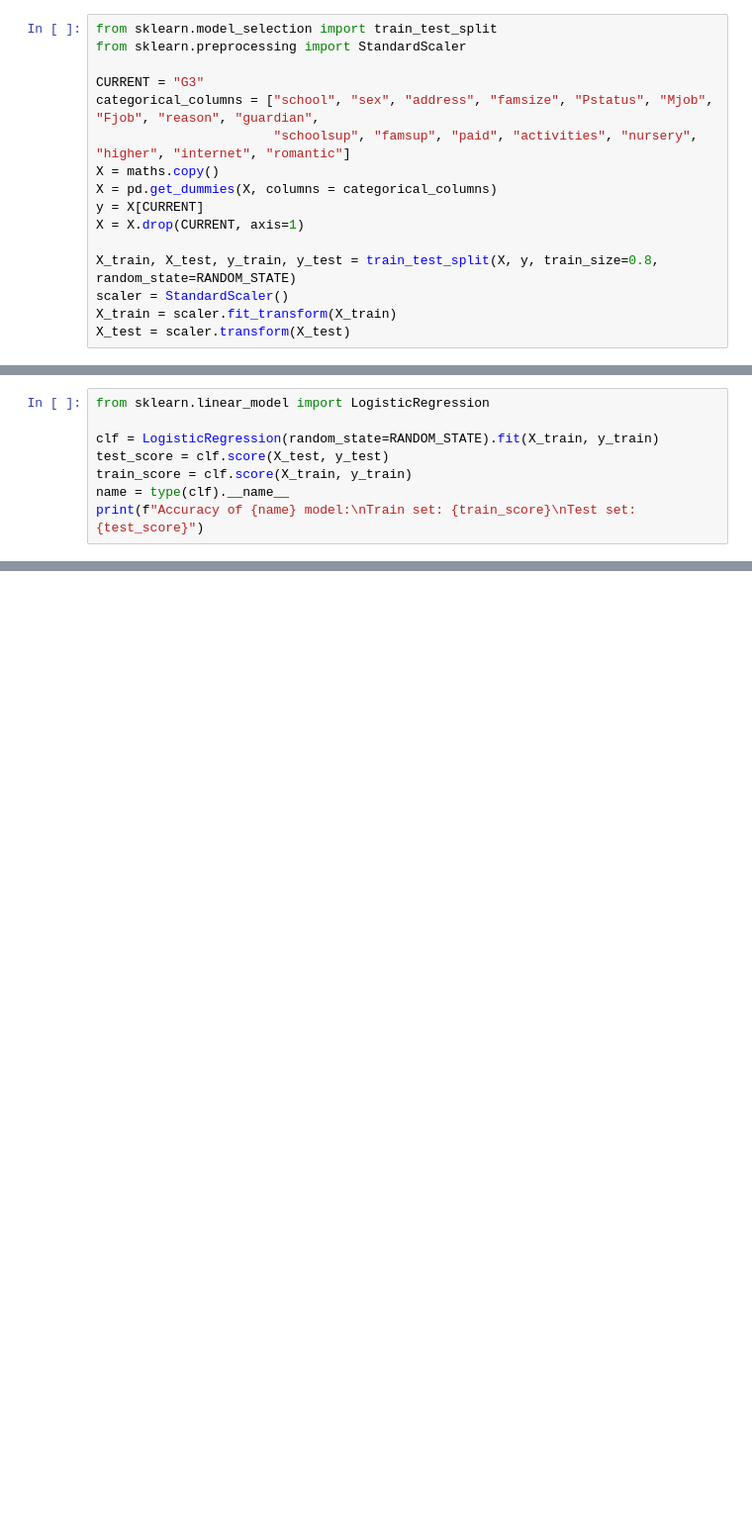
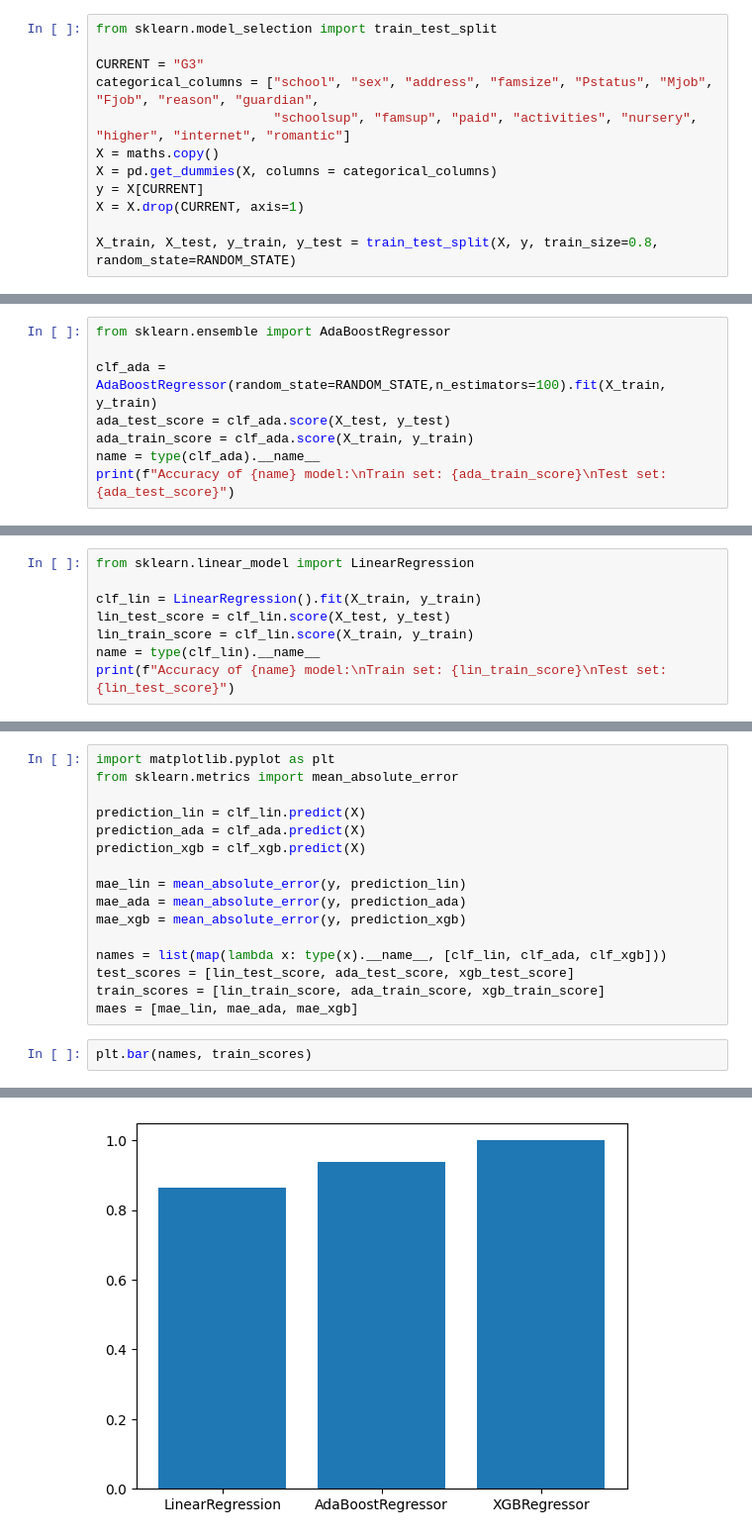
Before and after one commit to mim-uw/eXplainableMachineLearning-2023, a Jupyter notebook: Homeworks/HW1/KajetanHusiatynski/hw1.ipynb, the cells around one changed output, grey strips where cells are left out. Shown at 99% size. Drawn from its saved outputs; the diff is of its cells as text; blank space fills up the shorter version.

```diff
--- a/Homeworks/HW1/KajetanHusiatynski/hw1.ipynb
+++ b/Homeworks/HW1/KajetanHusiatynski/hw1.ipynb
@@ -19,6 +33,5 @@ maths.head()
 # %%
 from sklearn.model_selection import train_test_split
-from sklearn.preprocessing import StandardScaler
 
 CURRENT = "G3"
 categorical_columns = ["school", "sex", "address", "famsize", "Pstatus", "Mjob", "Fjob", "reason", "guardian",
@@ -29,6 +42,3 @@ y = X[CURRENT]
 X = X.drop(CURRENT, axis=1)
 
 X_train, X_test, y_train, y_test = train_test_split(X, y, train_size=0.8, random_state=RANDOM_STATE)
-scaler = StandardScaler()
-X_train = scaler.fit_transform(X_train)
-X_test = scaler.transform(X_test)
@@ -46,0 +69,8 @@ Test set: 0.26582278481012656
+# %%
+from sklearn.ensemble import AdaBoostRegressor
+
+clf_ada = AdaBoostRegressor(random_state=RANDOM_STATE,n_estimators=100).fit(X_train, y_train)
+ada_test_score = clf_ada.score(X_test, y_test)
+ada_train_score = clf_ada.score(X_train, y_train)
+name = type(clf_ada).__name__
+print(f"Accuracy of {name} model:\nTrain set: {ada_train_score}\nTest set: {ada_test_score}")
@@ -47,9 +85,9 @@ Test set: 0.26582278481012656
 # %%
-from sklearn.linear_model import LogisticRegression
+from sklearn.linear_model import LinearRegression
 
-clf = LogisticRegression(random_state=RANDOM_STATE).fit(X_train, y_train)
-test_score = clf.score(X_test, y_test)
-train_score = clf.score(X_train, y_train)
-name = type(clf).__name__
-print(f"Accuracy of {name} model:\nTrain set: {train_score}\nTest set: {test_score}")
+clf_lin = LinearRegression().fit(X_train, y_train)
+lin_test_score = clf_lin.score(X_test, y_test)
+lin_train_score = clf_lin.score(X_train, y_train)
+name = type(clf_lin).__name__
+print(f"Accuracy of {name} model:\nTrain set: {lin_train_score}\nTest set: {lin_test_score}")
 # %% [output]
@@ -84,0 +101,19 @@ DecisionTreeClassifier yielded the best results with 100% accuracy on training s
+# %%
+import matplotlib.pyplot as plt
+from sklearn.metrics import mean_absolute_error
+
+prediction_lin = clf_lin.predict(X)
+prediction_ada = clf_ada.predict(X)
+prediction_xgb = clf_xgb.predict(X)
+
+mae_lin = mean_absolute_error(y, prediction_lin)
+mae_ada = mean_absolute_error(y, prediction_ada)
+mae_xgb = mean_absolute_error(y, prediction_xgb)
+
+names = list(map(lambda x: type(x).__name__, [clf_lin, clf_ada, clf_xgb]))
+test_scores = [lin_test_score, ada_test_score, xgb_test_score]
+train_scores = [lin_train_score, ada_train_score, xgb_train_score]
+maes = [mae_lin, mae_ada, mae_xgb]
+# %%
+plt.bar(names, train_scores)
+# %% [output]
@@ -84,0 +121 @@ DecisionTreeClassifier yielded the best results with 100% accuracy on training s
+[figure, added]
```
Also changed, not shown: parts of 19 cells of this notebook.
